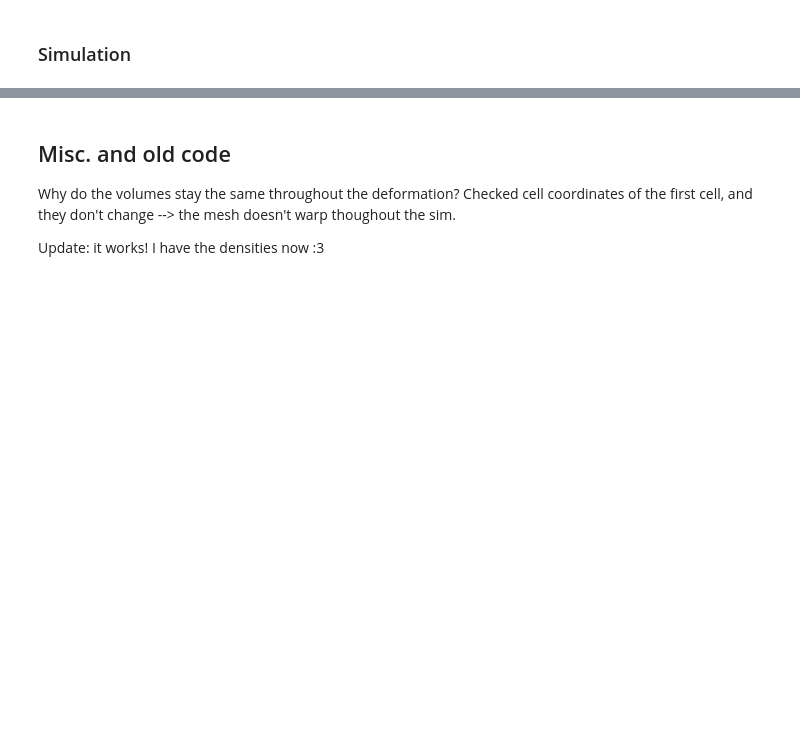
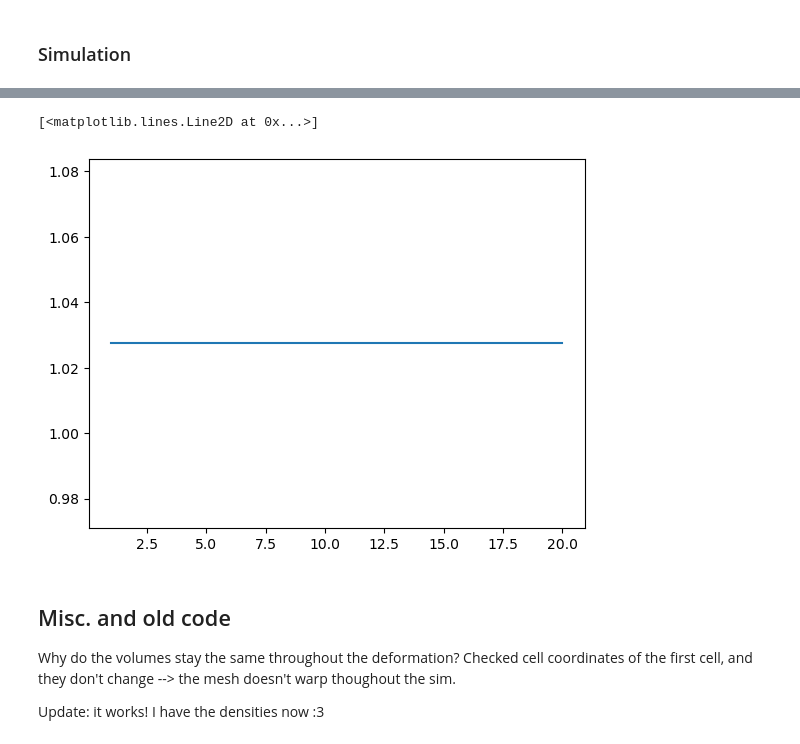
Before and after one commit to Ghira221/Fluffy_Aggregates, a Jupyter notebook: jax_density-plasticity.ipynb, the cells around one changed output, grey strips where cells are left out. Drawn from its saved outputs; the diff is of its cells as text; code cells hidden in the pictures; blank space fills up the shorter version.

Commit message:
Debugged soundspeed. It works and is added to the vtk file. As expected, it doesn't change during compression because it's indepedent of density.

```diff
--- a/jax_density-plasticity.ipynb
+++ b/jax_density-plasticity.ipynb
@@ -268,8 +273,7 @@ def soundspeed(density):
         _type_: _description_
     """
     E = E_factor*density # E = constant * density
-    csp_sq = (E*(1-nu)/(density*(1-2*nu))) # soundspeed in a 3D solid
-    csp = safe_sqrt(csp_sqrt)
+    csp = np.sqrt((E*(1-nu)/(density*(1-2*nu)))) # soundspeed in a 3D solid
 
     return csp
 
@@ -293,6 +297,7 @@ print(problem.density.shape)
 avg_stresses = []
 cell_vols = []
 mat_vol = []
+csps = []
 
 
 # Solve the problem
@@ -335,13 +340,13 @@ for i, disp in enumerate(disps):
     # calculate new density field
     cell_volume = np.repeat(cell_volume, 8).reshape((-1, 8))
     new_density = density_init*(1/cell_volume)
-    print(cell_volume.shape)
-    print(new_density.shape)
-    print(new_density[0], new_density[970])
+    # print(cell_volume.shape)
+    # print(new_density.shape)
+    # print(new_density[0], new_density[970])
 
     # calculate soundspeed with new density
-    csp = soundspeed(density)
-    print(csp.shape) # should be the same as density, so ((1000, 8))
+    csp = soundspeed(new_density)
+    csps.append(csp)
 
     # update the stress, strain and density with the solution
     problem.update_stress_strain_density(sol_list[0], new_density)
@@ -363,3 +485,11 @@ plt.show()
+# %%
+csps = np.array(csps)
+csps[:,0,0]
+
+plt.plot(np.arange(1,21), csps[:,970,0])
+# %% [output]
+[<matplotlib.lines.Line2D at 0x...>]
+[figure, added]
 # %% [markdown]
 ## Misc. and old code
 Why do the volumes stay the same throughout the deformation? Checked cell coordinates of the first cell, and they don't change --> the mesh doesn't warp thoughout the sim.
```
Also changed, not shown: parts of 3 cells of this notebook.
